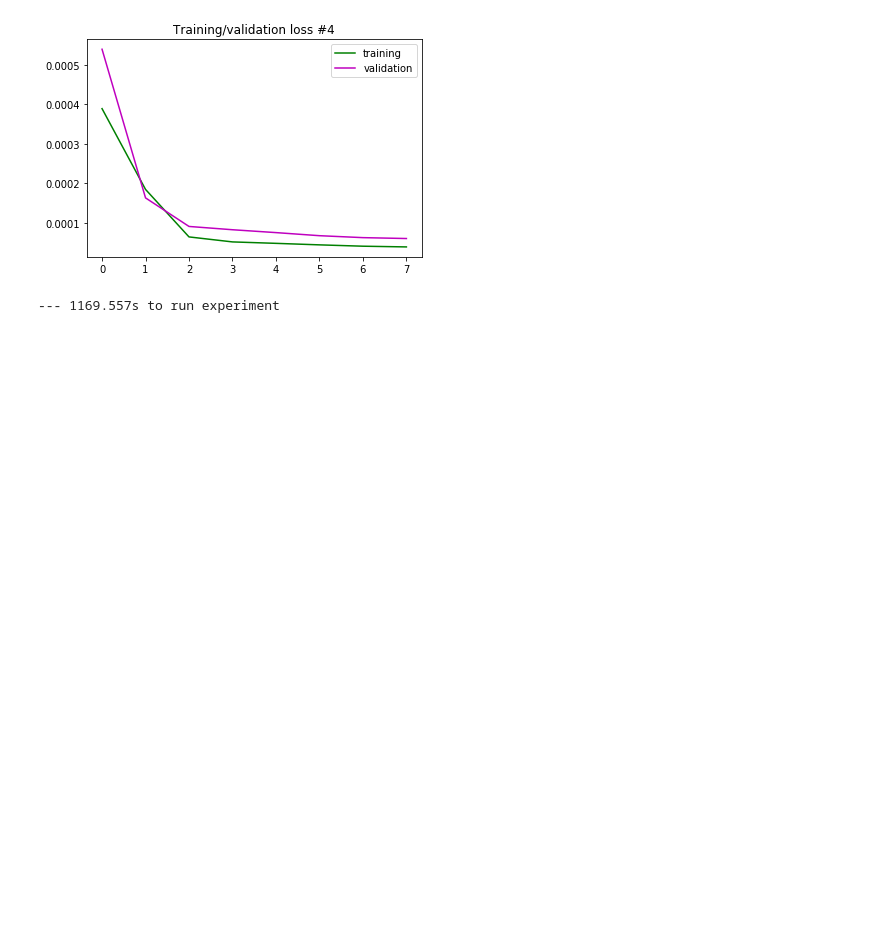
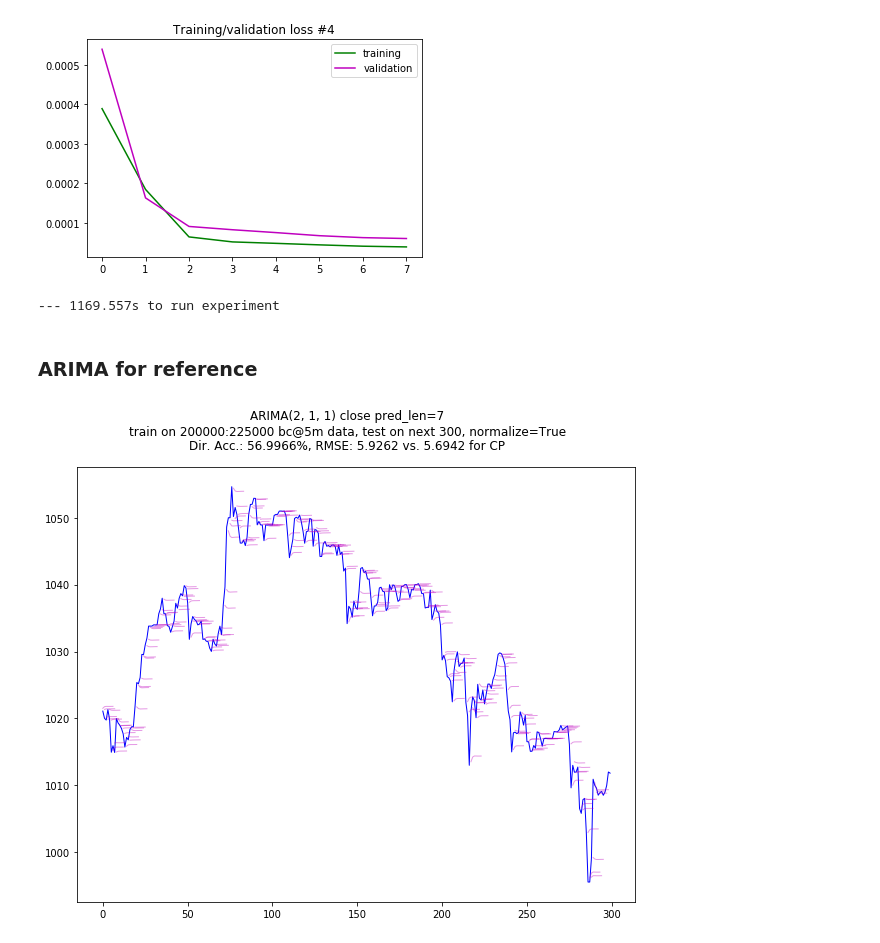
Before and after one commit to NeuronQ/udacity-capstone, a Jupyter notebook: experiments-model-architecture-for-5min-predictions.ipynb, the cells around one changed output. Saved outputs shown, nothing was run; the diff lists cells and outputs as text; code cells hidden in the pictures; blank space fills up the shorter version.

```diff
--- a/experiments-model-architecture-for-5min-predictions.ipynb
+++ b/experiments-model-architecture-for-5min-predictions.ipynb
@@ -386,3 +386,23 @@ dropout_9 (Dropout)          (None, 100, 100)          0
 [figure]
 [figure]
 --- 1169.557s to run experiment
+# %% [markdown]
+### ARIMA for reference
+# %%
+run_walk_forward_validation_arima(
+    # data to extract:
+    data5m,
+    features=['close'],
+    from_i=200000,
+    train_sz=25000,
+    test_sz=300,
+    # data processing:
+    normalize=True,
+    order=(2, 1, 1),
+    pred_len=7,
+    skip=False,
+    fix_all_rngs_to=False,
+    fix_rngs_before_each=False,
+)
+# %% [output]
+[figure, added]
```
Also changed, not shown: 2 other files.
